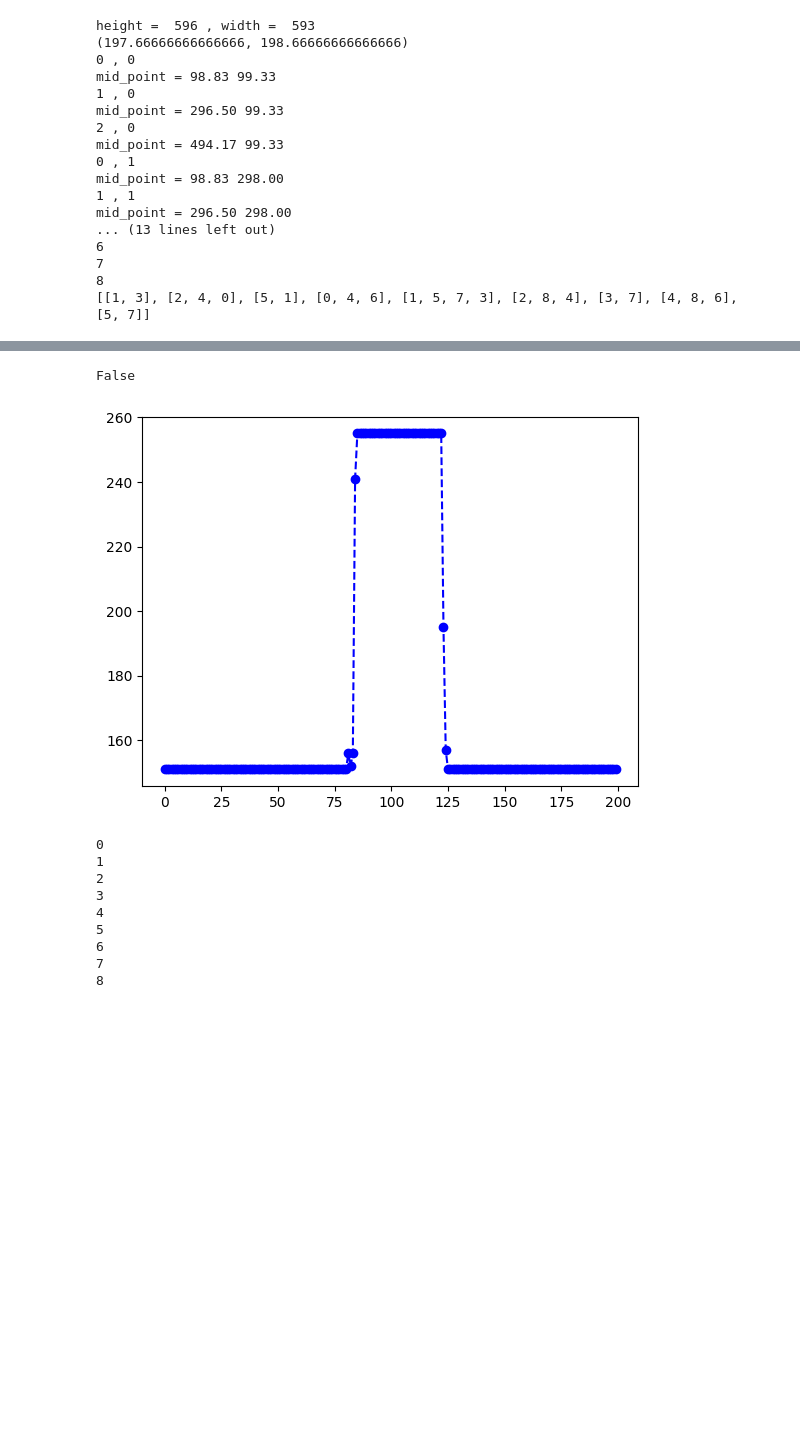
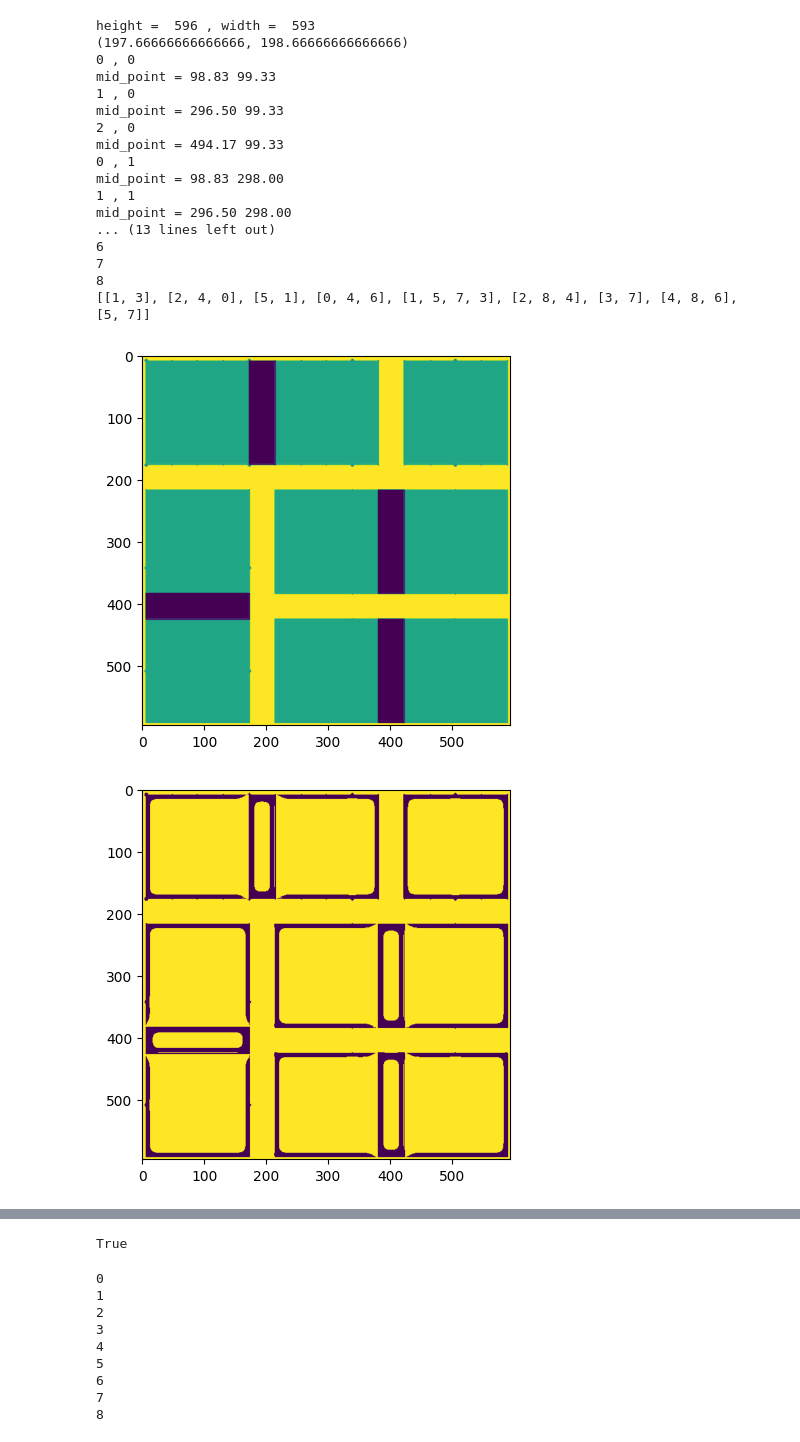
Before and after one commit to joshuamhtsang/mini_essays, a Jupyter notebook: 2024-12-19_fujiq-maze-solver/try_opencv_walldetection.ipynb, the cells around one changed output, grey strips where cells are left out. Drawn from its saved outputs; the diff is of its cells as text; code cells hidden in the pictures; blank space fills up the shorter version.

```diff
--- a/2024-12-19_fujiq-maze-solver/try_opencv_walldetection.ipynb
+++ b/2024-12-19_fujiq-maze-solver/try_opencv_walldetection.ipynb
@@ -168,30 +168,40 @@ mid_point = 296.50 298.00
 [[1, 3], [2, 4, 0], [5, 1], [0, 4, 6], [1, 5, 7, 3], [2, 8, 4], [3, 7], [4, 8, 6], [5, 7]]
 # %%
 def check_wall_presence(state_a, state_b, state_mid_points, img_mat):
-    profile = profile_line(img_mat, state_mid_points[state_a], state_mid_points[state_b], linewidth=1, mode='constant')
+    # Apply an adaptive binary threshold
+    th = cv.adaptiveThreshold(img_mat, 255, cv.ADAPTIVE_THRESH_GAUSSIAN_C, cv.THRESH_BINARY, 51, 20)
+    plt.imshow(img_mat)
+    plt.show()
+    plt.imshow(th)
+    plt.show()
+
+    profile = profile_line(th, state_mid_points[state_a], state_mid_points[state_b], linewidth=1, mode='constant')
     plt.plot(profile, '--bo')
+    plt.show()
 
     # A wall is considered present if > x% of grayscale values are less than 10
     num_lt_10 = 0
     num_gt_10 = 0
     for i in range(0, len(profile)):
         # boom!
         if profile[i] < 10:
             num_lt_10 += 1
         else:
             num_gt_10 += 1
     #print("No. values less than 10 = ", num_lt_10)
     #print("No. values greater than 10 = ", num_gt_10)
 
     fraction_lt_10 = num_lt_10 / len(profile)
     #print(fraction_lt_10)
 
     if fraction_lt_10 > 0.025:
         return True
     else:
         return False
 
 
 print(check_wall_presence(3, 6, state_mid_points, maze_img_mat))
 #check_wall_presence(3, 4, state_mid_points, maze_img_mat)
 # %% [output]
+[figure, new version]
+[figure, added]
@@ -198,5 +209,4 @@ print(check_wall_presence(3, 6, state_mid_points, maze_img_mat))
-False
+True
-[figure, old version]
 # %%
 def generate_maze_environment(img_mat, state_mid_points):
     for state_index, state_mid_point in enumerate(state_mid_points):
```
Also changed, not shown: parts of 2 cells of this notebook.
